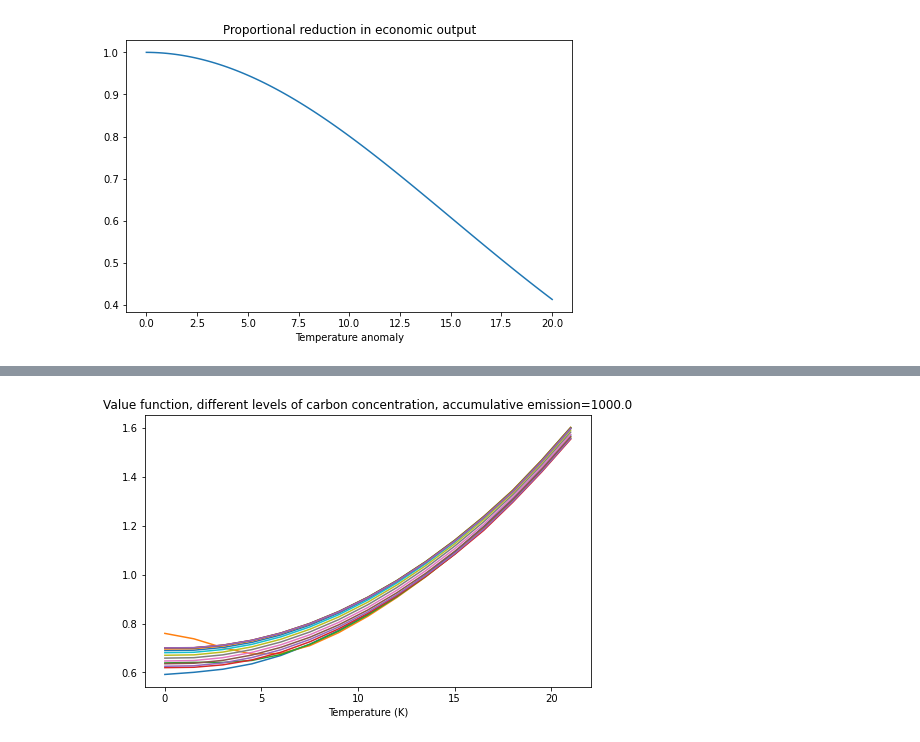
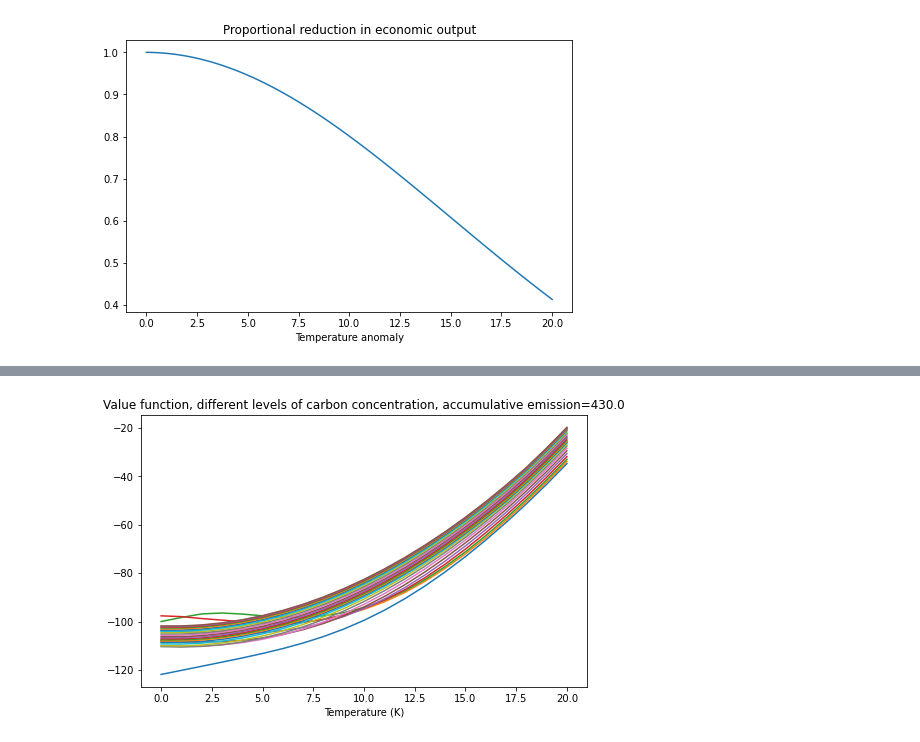
Before and after one commit to binchengecon/TwoCapital, a Jupyter notebook: nonlinearCarbon/HJB_3D.ipynb, the cells around one changed output, grey strips where cells are left out. Cells and saved outputs as stored; diff of their text form; code cells hidden in the pictures.

```diff
--- a/nonlinearCarbon/HJB_3D.ipynb
+++ b/nonlinearCarbon/HJB_3D.ipynb
@@ -239,5 +234,5 @@ T_mat.shape
 # %%
-To = 9.72 # Mean with no anthropogenic carbon emissions, in Cᵒ
+To = 282.87 # Mean with no anthropogenic carbon emissions, in Fᵒ
 # %%
 α_ocean = alphaocean(T_grid + To)
 plt.plot(T_grid, α_ocean)
@@ -259,7 +254,8 @@ frac_sea_ice.min(), frac_sea_ice.max()
 [figure]
 (0.0, 0.20162499999999994)
 # %%
-bio_pump_efficiency = biopump(F_grid - 580)
+Fo = 272.3
+bio_pump_efficiency = biopump(F_grid - Fo)
 plt.plot(F_grid, bio_pump_efficiency)
 plt.xlabel("Accumulative anthropogenic carbon, $S_a$")
 plt.title("Bio pump efficiency, $g(S_a)$")
@@ -363,14 +359,15 @@ T_mat.shape
 # %%
 # v0 =  - eta * T_mat - eta * F_mat
+v0 =  eta * np.log(delta /4 * (9000/2.13 - F_mat)) + (eta - 1)  / delta * gamma_2 / cearth * (B * np.log(C_mat/ C0) + kappa * (T_mat + To - Tkappa))
 
-dG  = gamma_1 + gamma_2 * T_mat *(T_mat >= 0)
+dG  = gamma_1 + gamma_2 * T_mat
 
-epsilon  = 1.
+epsilon  = 0.5
 count    = 0
 error    = 1.
 tol      = 1e-8
 max_iter = 1000
-fraction = 0.5
+fraction = 0.1
 
 
 while error > tol and count < max_iter:
@@ -384,26 +381,26 @@ while error > tol and count < max_iter:
     dvdFF = finiteDiff(v0, 2, 2, hF)
 
 
-
-    Ca = - eta * delta / (dvdC + dvdF)
+    Ca = - eta / (dvdC + dvdF)
     Ca[Ca <= 1e-32] = 1e-32
 
     if count >=1:
         Ca = Ca * fraction + Ca_star * (1 - fraction)
 
+    Ca = np.ones(T_mat.shape)
     A  = - delta * np.ones(T_mat.shape)
     B1 = Ri(T_mat + To) - Ro(T_mat + To, C_mat)
     B2 = Volcan
     B2 += Ca * sa
     B2 -= wa * C_mat * vegcover * veggrowth(T_mat +To)
     B2 += oceanatmphysflux(T_mat + To) * (1 - fracseaice(T_mat + To))
-    B2 += oceanbioflux(T_mat + To, F_mat - 580, sa) * (1 - fracseaice(T_mat + To))
+    B2 += oceanbioflux(T_mat + To, F_mat - Fo, sa) * (1 - fracseaice(T_mat + To))
     B2 += oceanatmcorrflux(C_mat) * (1 - fracseaice(T_mat + To))
     B3 = Ca
     C1 = 1e-4 * np.ones(T_mat.shape)
     C2 = 1e-4 * np.ones(T_mat.shape)
     C3 = np.zeros(T_mat.shape)
-    D  = eta  * delta * np.log(Ca) + (eta - 1) * dG * B1
+    D  = eta  * np.log(Ca) + (eta - 1) /delta * dG * B1
 
     out = PDESolver(stateSpace, A, B1, B2, B3, C1, C2, C3, D, v0, epsilon)
     v = out[2].reshape(v0.shape, order="F")
@@ -458,11 +455,11 @@ plt.show()
 # %%
-ii = 2
+ii = 3
 plt.plot(T_grid, v0[:, :, ii])
 plt.xlabel("Temperature (K)")
 plt.title("Value function, different levels of carbon concentration, accumulative emission={}".format(F_grid[ii]))
 plt.show()
 # %% [output]
-[figure, old version]
+[figure, new version]
 # %%
 plt.plot(T_grid, Ca[:, :, ii])
 plt.xlabel("Temperature (K)")
```
Also changed, not shown: parts of 20 cells of this notebook.
